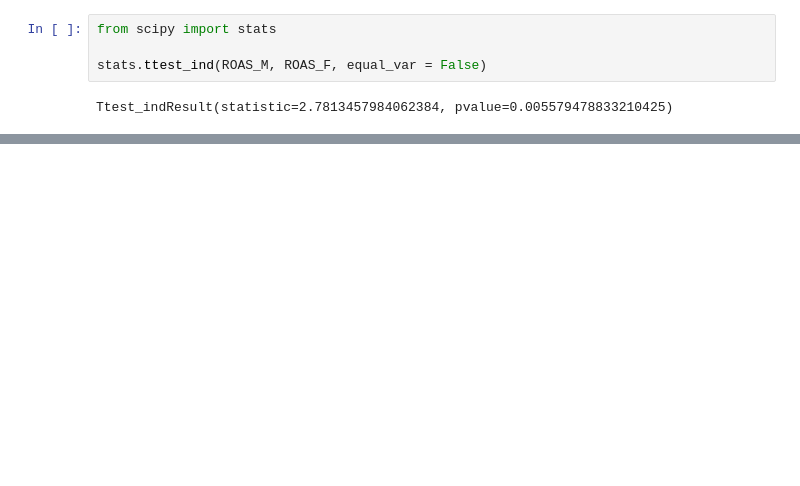
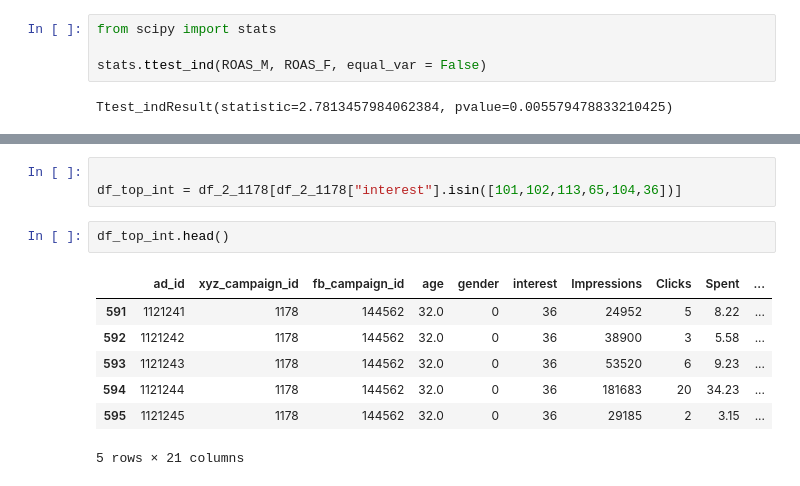
Before and after one commit to ftanveer/Digital-Advertising-ROI-Analysis, a Jupyter notebook: Click Sales Conversion.ipynb, the cells around one changed output, grey strips where cells are left out. Cells and saved outputs as stored; diff of their text form; blank space fills up the shorter version.

```diff
--- a/Click Sales Conversion.ipynb
+++ b/Click Sales Conversion.ipynb
@@ -506,0 +539,13 @@ ROAS_F.shape
+# %%
+
+df_top_int = df_2_1178[df_2_1178["interest"].isin([101,102,113,65,104,36])]
+# %%
+df_top_int.head()
+# %% [output]
+|  | ad_id | xyz_campaign_id | fb_campaign_id | age | gender | interest | Impressions | Clicks | Spent | ... |
+| 591 | 1121241 | 1178 | 144562 | 32.0 | 0 | 36 | 24952 | 5 | 8.22 | ... |
+| 592 | 1121242 | 1178 | 144562 | 32.0 | 0 | 36 | 38900 | 3 | 5.58 | ... |
+| 593 | 1121243 | 1178 | 144562 | 32.0 | 0 | 36 | 53520 | 6 | 9.23 | ... |
+| 594 | 1121244 | 1178 | 144562 | 32.0 | 0 | 36 | 181683 | 20 | 34.23 | ... |
+| 595 | 1121245 | 1178 | 144562 | 32.0 | 0 | 36 | 29185 | 2 | 3.15 | ... |
+5 rows × 21 columns
```
Also changed, not shown: parts of 18 cells of this notebook.
